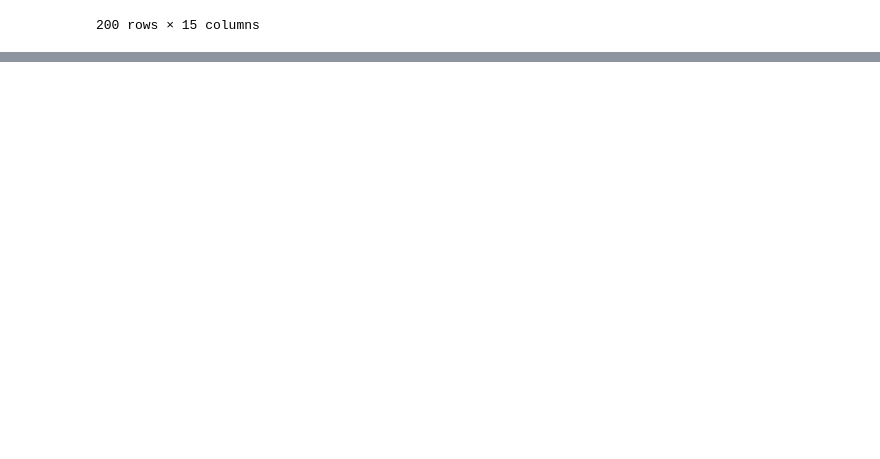
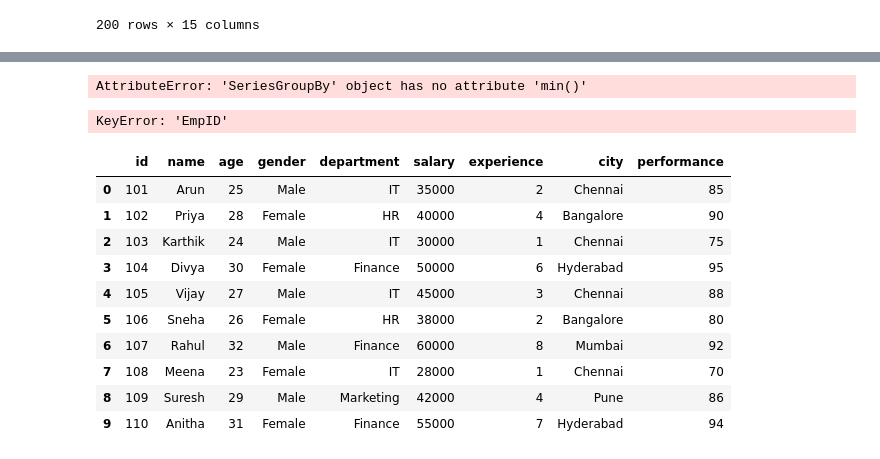
Before and after one commit to Lathika14/Python_JupyterNote, a Jupyter notebook: Python/Pandas.ipynb, the cells around one changed output, grey strips where cells are left out. Saved outputs shown, nothing was run; the diff lists cells and outputs as text; code cells hidden in the pictures; blank space fills up the shorter version.

```diff
--- a/Python/Pandas.ipynb
+++ b/Python/Pandas.ipynb
@@ -679,0 +746,4 @@ data
+# %%
+group['salary'].agg(["min()","max()"])
+# %% [output]
+AttributeError: 'SeriesGroupBy' object has no attribute 'min()'
@@ -679,0 +753,20 @@ data
+# %%
+pd.merge(employees,salary,on='EmpID',how='outer')
+# %% [output]
+KeyError: 'EmpID'
+# %%
+d=pd.read_json("C:\\Users\\Admin\\OneDrive\\Documents\\CourseNotes\\employees.json")
+# %%
+d
+# %% [output]
+|  | id | name | age | gender | department | salary | experience | city | performance |
+| 0 | 101 | Arun | 25 | Male | IT | 35000 | 2 | Chennai | 85 |
+| 1 | 102 | Priya | 28 | Female | HR | 40000 | 4 | Bangalore | 90 |
+| 2 | 103 | Karthik | 24 | Male | IT | 30000 | 1 | Chennai | 75 |
+| 3 | 104 | Divya | 30 | Female | Finance | 50000 | 6 | Hyderabad | 95 |
+| 4 | 105 | Vijay | 27 | Male | IT | 45000 | 3 | Chennai | 88 |
+| 5 | 106 | Sneha | 26 | Female | HR | 38000 | 2 | Bangalore | 80 |
+| 6 | 107 | Rahul | 32 | Male | Finance | 60000 | 8 | Mumbai | 92 |
+| 7 | 108 | Meena | 23 | Female | IT | 28000 | 1 | Chennai | 70 |
+| 8 | 109 | Suresh | 29 | Male | Marketing | 42000 | 4 | Pune | 86 |
+| 9 | 110 | Anitha | 31 | Female | Finance | 55000 | 7 | Hyderabad | 94 |
```
Also changed, not shown: parts of 25 cells of this notebook, 3 other files.
